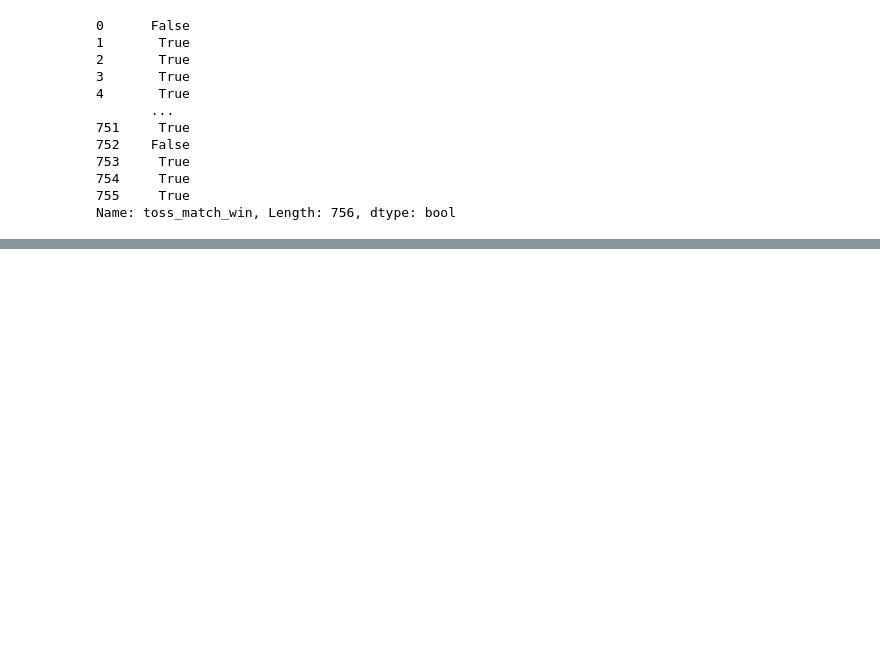
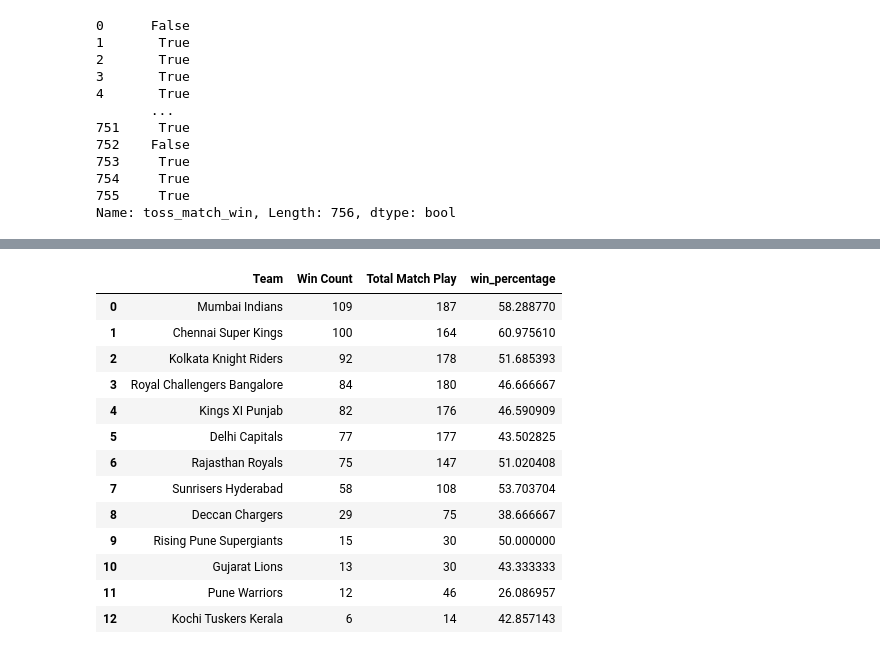
Before and after one commit to vidushan-ds/academic-data-wrangler, a Jupyter notebook: cricket-performance-analytics/cricket_analyz.ipynb, the cells around one changed output, grey strips where cells are left out. Cells and saved outputs as stored; diff of their text form; code cells hidden in the pictures; blank space fills up the shorter version.

Commit message:
feat: analyze most winning team and winning percentage

```diff
--- a/cricket-performance-analytics/cricket_analyz.ipynb
+++ b/cricket-performance-analytics/cricket_analyz.ipynb
@@ -292,0 +297,4 @@ Name: toss_match_win, Length: 756, dtype: bool
+# %%
+most_winning_teams = ipl_df['winner'].value_counts().reset_index()
+most_winning_teams.columns = ['Team', 'Win Count']
+most_winning_teams
@@ -292,0 +318,5 @@ Name: toss_match_win, Length: 756, dtype: bool
+# %%
+total_match_play = ipl_df['team1'].value_counts() + ipl_df['team2'].value_counts()
+total_match_play = total_match_play.reset_index()
+total_match_play.columns = ['Team', 'Total Match Play']
+total_match_play
@@ -292,0 +338,25 @@ Name: toss_match_win, Length: 756, dtype: bool
+# %%
+team_stats = pd.merge(most_winning_teams, total_match_play, on='Team')
+
+team_stats['win_percentage'] = (team_stats['Win Count'] / team_stats['Total Match Play']) * 100
+
+team_stats['win_percentage'] = team_stats['win_percentage'].round(2)
+
+team_stats.sort_values(by='win_percentage', ascending=False)
+
+team_stats
+# %% [output]
+|  | Team | Win Count | Total Match Play | win_percentage |
+| 0 | Mumbai Indians | 109 | 187 | 58.288770 |
+| 1 | Chennai Super Kings | 100 | 164 | 60.975610 |
+| 2 | Kolkata Knight Riders | 92 | 178 | 51.685393 |
+| 3 | Royal Challengers Bangalore | 84 | 180 | 46.666667 |
+| 4 | Kings XI Punjab | 82 | 176 | 46.590909 |
+| 5 | Delhi Capitals | 77 | 177 | 43.502825 |
+| 6 | Rajasthan Royals | 75 | 147 | 51.020408 |
+| 7 | Sunrisers Hyderabad | 58 | 108 | 53.703704 |
+| 8 | Deccan Chargers | 29 | 75 | 38.666667 |
+| 9 | Rising Pune Supergiants | 15 | 30 | 50.000000 |
+| 10 | Gujarat Lions | 13 | 30 | 43.333333 |
+| 11 | Pune Warriors | 12 | 46 | 26.086957 |
+| 12 | Kochi Tuskers Kerala | 6 | 14 | 42.857143 |
```
Also changed, not shown: parts of 5 cells of this notebook.
